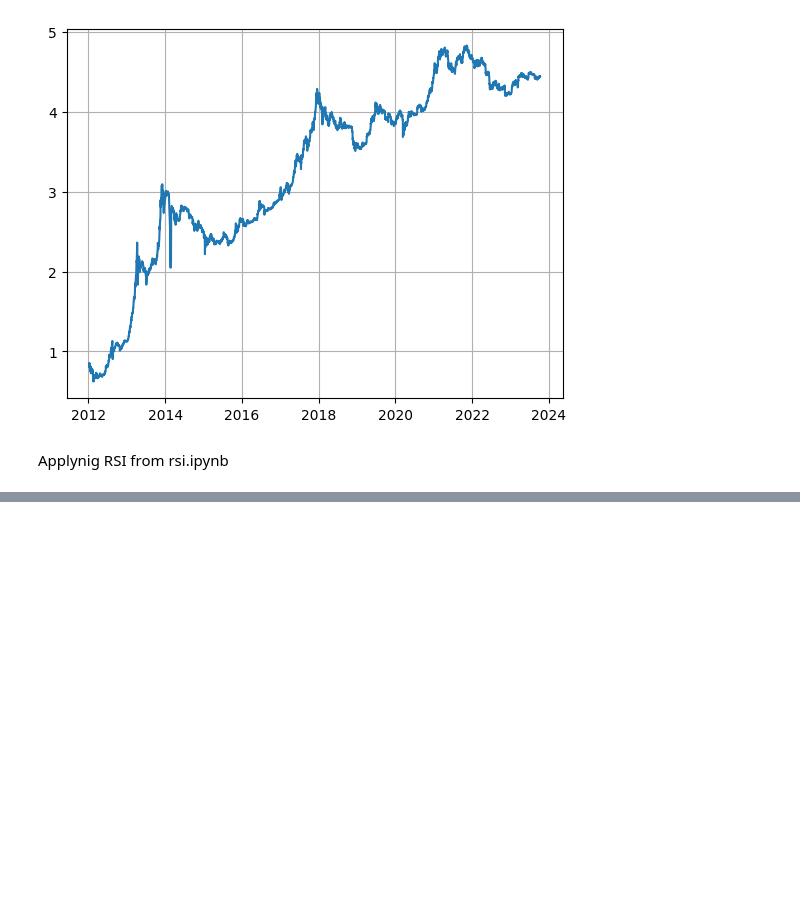
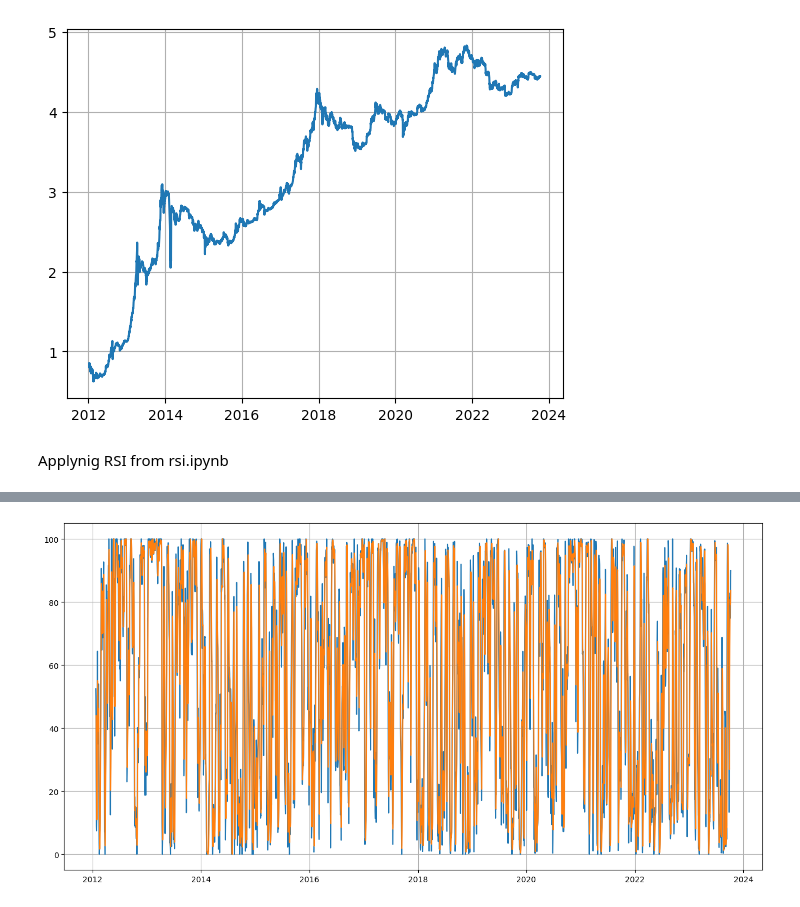
Before and after one commit to aliktv71/Data-analysis, a Jupyter notebook: data2.ipynb, the cells around one changed output, grey strips where cells are left out. Cells and saved outputs as stored; diff of their text form; code cells hidden in the pictures; blank space fills up the shorter version.

Commit message:
stochastic is used in the main file

```diff
--- a/data2.ipynb
+++ b/data2.ipynb
@@ -28,10 +29,10 @@ plt.show()
 # %% [markdown]
 log of BTC  price
 # %%
-btc_close_price = btc_close_price.to_numpy()
-btc_open_price = btc_open_price.to_numpy()
-btc_low_price = btc_low_price.to_numpy()
-btc_high_price = btc_high_price.to_numpy()
+btc_close_price_np = btc_close_price.to_numpy()
+btc_open_price_np = btc_open_price.to_numpy()
+btc_low_price_np = btc_low_price.to_numpy()
+btc_high_price_np = btc_high_price.to_numpy()
 # %%
 log_close_price =np.zeros(len(btc_close_price))
 log_high_price =np.zeros(len(btc_close_price))
@@ -73,0 +75,11 @@ plt.show()
+# %%
+K , D = stochastic(btc_close_price,13 ,4,4)
+# %%
+fig =  plt.figure(figsize=[16, 8])
+plt.plot(Date,K)
+plt.plot(Date,D)
+
+plt.grid()
+plt.show()
+# %% [output]
+[figure, added]
```
Also changed, not shown: parts of 3 cells of this notebook.
